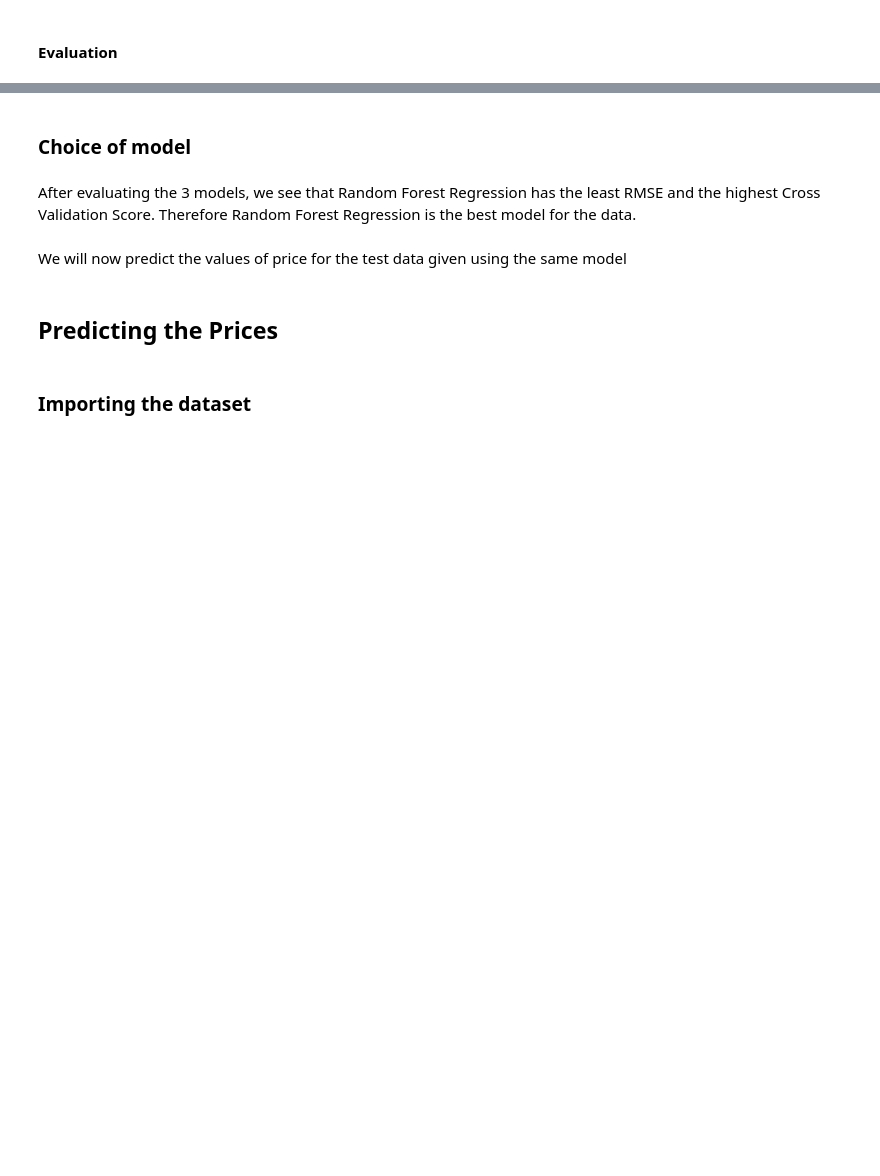
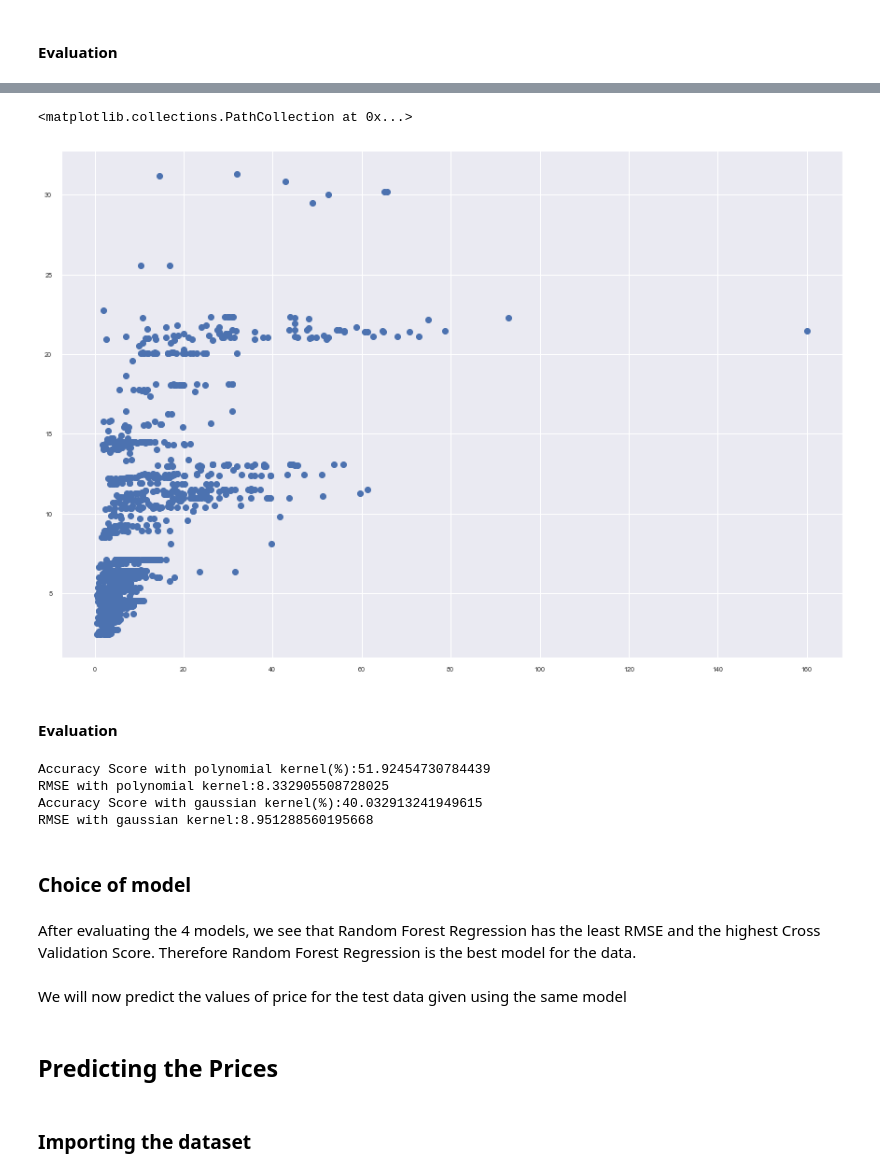
Before and after one commit to adyaagrawal/Major-project-Datascience-Verzeo, a Jupyter notebook: Verzeo_Major_Project.ipynb, the cells around one changed output, grey strips where cells are left out. Drawn from its saved outputs; the diff is of its cells as text; code cells hidden in the pictures; blank space fills up the shorter version.

```diff
--- a/Verzeo_Major_Project.ipynb
+++ b/Verzeo_Major_Project.ipynb
@@ -511,0 +1008,8 @@ print('RMSE:{}'.format(np.sqrt(mean_squared_error(pred, y_test))))
+# %%
+plt.figure(figsize = (15,10))
+plt.scatter(y_test,SVR2_pred)
+# %% [output]
+<matplotlib.collections.PathCollection at 0x...>
+[figure, added]
+# %% [markdown]
+#### Evaluation
@@ -512,7 +1019,17 @@ print('RMSE:{}'.format(np.sqrt(mean_squared_error(pred, y_test))))
+# %%
+print('Accuracy Score with polynomial kernel(%):{}'.format(100*score_svr1.mean()))
+print('RMSE with polynomial kernel:{}'.format(np.sqrt(mean_squared_error(SVR1_pred, y_test))))
+print('Accuracy Score with gaussian kernel(%):{}'.format(100*score_svr2.mean()))
+print('RMSE with gaussian kernel:{}'.format(np.sqrt(mean_squared_error(SVR2_pred, y_test))))
+# %% [output]
+Accuracy Score with polynomial kernel(%):51.92454730784439
+RMSE with polynomial kernel:8.332905508728025
+Accuracy Score with gaussian kernel(%):40.032913241949615
+RMSE with gaussian kernel:8.951288560195668
 # %% [markdown]
 ### Choice of model
 # %% [markdown]
-After evaluating the 3 models, we see that Random Forest Regression has the least RMSE and the highest Cross Validation Score.
+After evaluating the 4 models, we see that Random Forest Regression has the least RMSE and the highest Cross Validation Score.
 Therefore Random Forest Regression is the best model for the data.
 # %% [markdown]
 We will now predict the values of price for the test data given using the same model
```
Also changed, not shown: parts of 103 cells of this notebook.
